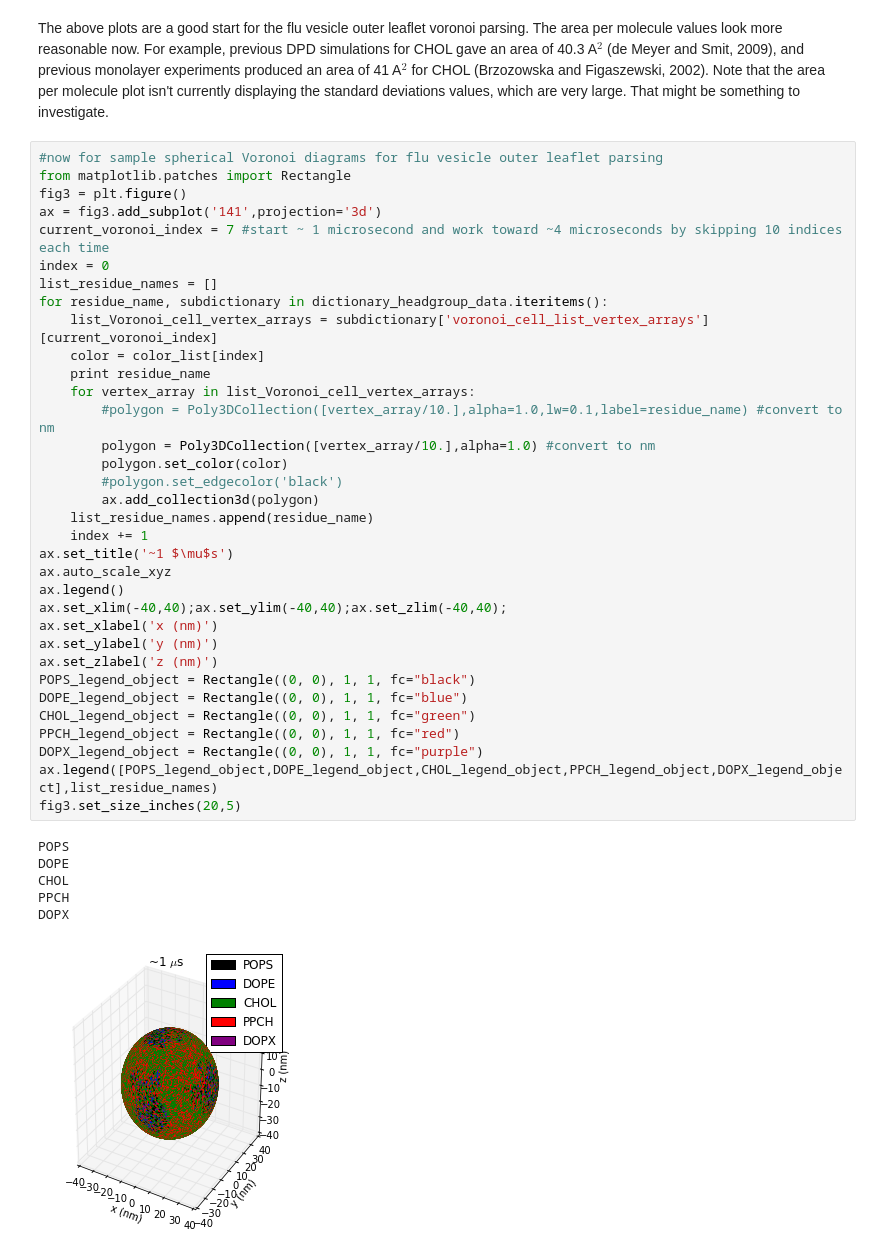
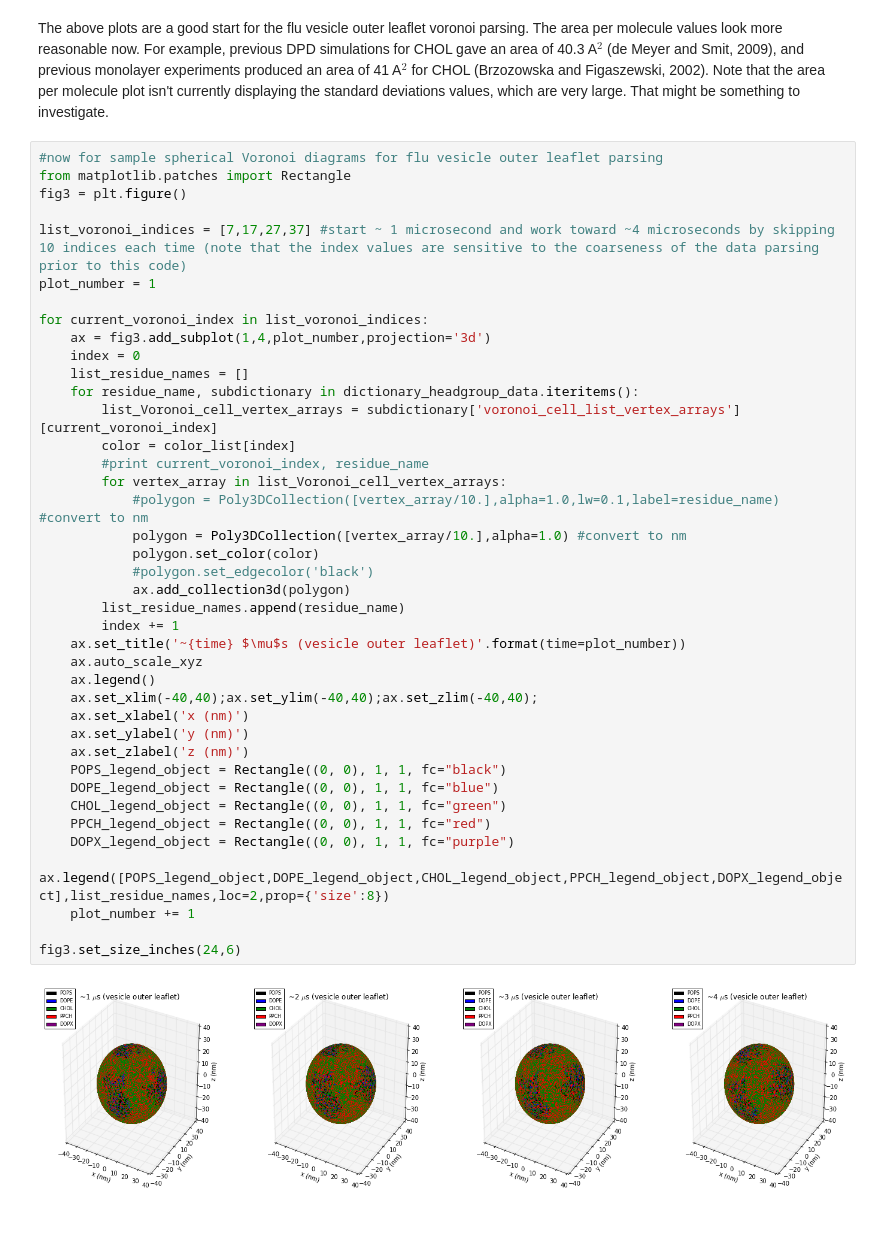
Before and after one commit to tylerjereddy/viral_voronoi_analysis, a Jupyter notebook: spherical_Voronoi_virus_analysis.ipynb, the cells around one changed output. Saved outputs shown, nothing was run; the diff lists cells and outputs as text; blank space fills up the shorter version.

```diff
--- a/spherical_Voronoi_virus_analysis.ipynb
+++ b/spherical_Voronoi_virus_analysis.ipynb
@@ -375,41 +375,42 @@ The above plots are a good start for the flu vesicle outer leaflet voronoi parsi
 # %%
 #now for sample spherical Voronoi diagrams for flu vesicle outer leaflet parsing
 from matplotlib.patches import Rectangle
 fig3 = plt.figure()
-ax = fig3.add_subplot('141',projection='3d')
-current_voronoi_index = 7 #start ~ 1 microsecond and work toward ~4 microseconds by skipping 10 indices each time
-index = 0
-list_residue_names = []
-for residue_name, subdictionary in dictionary_headgroup_data.iteritems():
-    list_Voronoi_cell_vertex_arrays = subdictionary['voronoi_cell_list_vertex_arrays'][current_voronoi_index]
-    color = color_list[index]
-    print residue_name
-    for vertex_array in list_Voronoi_cell_vertex_arrays:
-        #polygon = Poly3DCollection([vertex_array/10.],alpha=1.0,lw=0.1,label=residue_name) #convert to nm
-        polygon = Poly3DCollection([vertex_array/10.],alpha=1.0) #convert to nm
-        polygon.set_color(color)
-        #polygon.set_edgecolor('black')
-        ax.add_collection3d(polygon)
-    list_residue_names.append(residue_name)
-    index += 1
-ax.set_title('~1 $\mu$s')
-ax.auto_scale_xyz
-ax.legend()
-ax.set_xlim(-40,40);ax.set_ylim(-40,40);ax.set_zlim(-40,40);
-ax.set_xlabel('x (nm)')
-ax.set_ylabel('y (nm)')
-ax.set_zlabel('z (nm)')
-POPS_legend_object = Rectangle((0, 0), 1, 1, fc="black")
-DOPE_legend_object = Rectangle((0, 0), 1, 1, fc="blue")
-CHOL_legend_object = Rectangle((0, 0), 1, 1, fc="green")
-PPCH_legend_object = Rectangle((0, 0), 1, 1, fc="red")
-DOPX_legend_object = Rectangle((0, 0), 1, 1, fc="purple")
-ax.legend([POPS_legend_object,DOPE_legend_object,CHOL_legend_object,PPCH_legend_object,DOPX_legend_object],list_residue_names)
-fig3.set_size_inches(20,5)
+
+list_voronoi_indices = [7,17,27,37] #start ~ 1 microsecond and work toward ~4 microseconds by skipping 10 indices each time (note that the index values are sensitive to the coarseness of the data parsing prior to this code)
+plot_number = 1
+
+for current_voronoi_index in list_voronoi_indices:
+    ax = fig3.add_subplot(1,4,plot_number,projection='3d')
+    index = 0
+    list_residue_names = []
+    for residue_name, subdictionary in dictionary_headgroup_data.iteritems():
+        list_Voronoi_cell_vertex_arrays = subdictionary['voronoi_cell_list_vertex_arrays'][current_voronoi_index]
+        color = color_list[index]
+        #print current_voronoi_index, residue_name
+        for vertex_array in list_Voronoi_cell_vertex_arrays:
+            #polygon = Poly3DCollection([vertex_array/10.],alpha=1.0,lw=0.1,label=residue_name) #convert to nm
+            polygon = Poly3DCollection([vertex_array/10.],alpha=1.0) #convert to nm
+            polygon.set_color(color)
+            #polygon.set_edgecolor('black')
+            ax.add_collection3d(polygon)
+        list_residue_names.append(residue_name)
+        index += 1
+    ax.set_title('~{time} $\mu$s (vesicle outer leaflet)'.format(time=plot_number))
+    ax.auto_scale_xyz
+    ax.legend()
+    ax.set_xlim(-40,40);ax.set_ylim(-40,40);ax.set_zlim(-40,40);
+    ax.set_xlabel('x (nm)')
+    ax.set_ylabel('y (nm)')
+    ax.set_zlabel('z (nm)')
+    POPS_legend_object = Rectangle((0, 0), 1, 1, fc="black")
+    DOPE_legend_object = Rectangle((0, 0), 1, 1, fc="blue")
+    CHOL_legend_object = Rectangle((0, 0), 1, 1, fc="green")
+    PPCH_legend_object = Rectangle((0, 0), 1, 1, fc="red")
+    DOPX_legend_object = Rectangle((0, 0), 1, 1, fc="purple")
+    ax.legend([POPS_legend_object,DOPE_legend_object,CHOL_legend_object,PPCH_legend_object,DOPX_legend_object],list_residue_names,loc=2,prop={'size':8})
+    plot_number += 1
+
+fig3.set_size_inches(24,6)
 # %% [output]
-POPS
-DOPE
-CHOL
-PPCH
-DOPX
-[figure, old version]
+[figure, new version]
```
Also changed, not shown: parts of 1 cell of this notebook.
